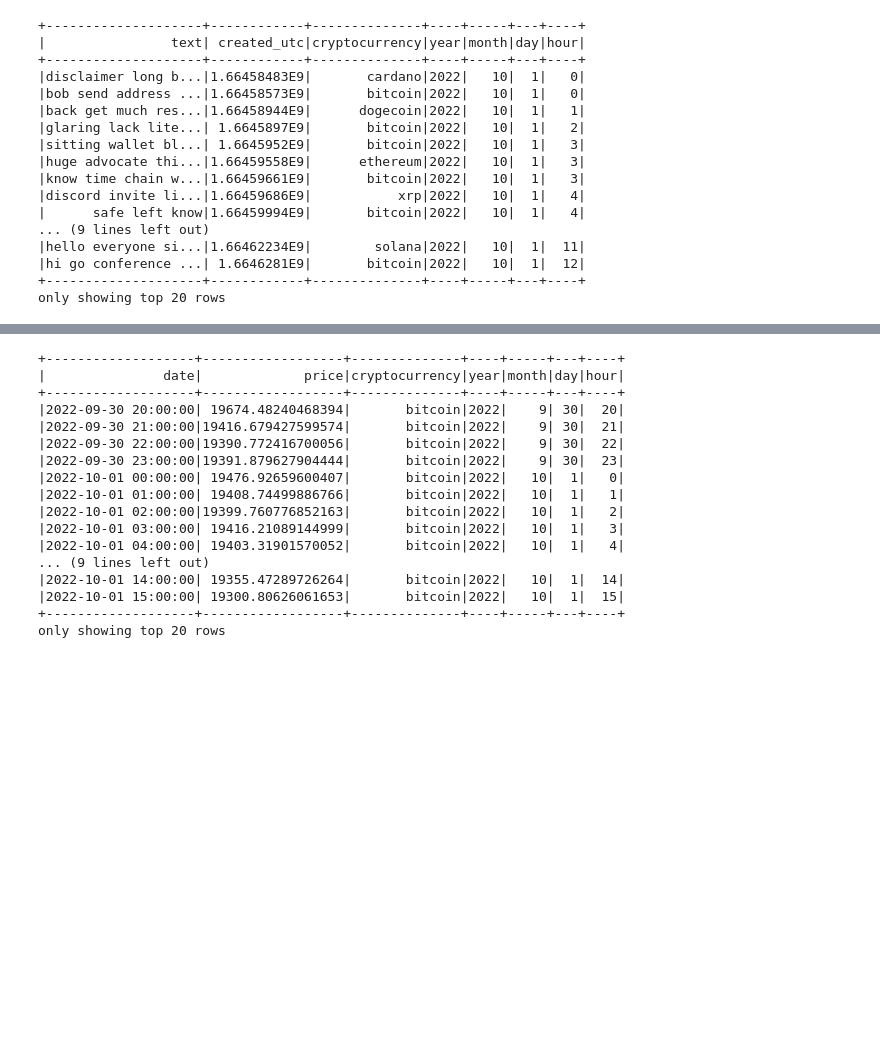
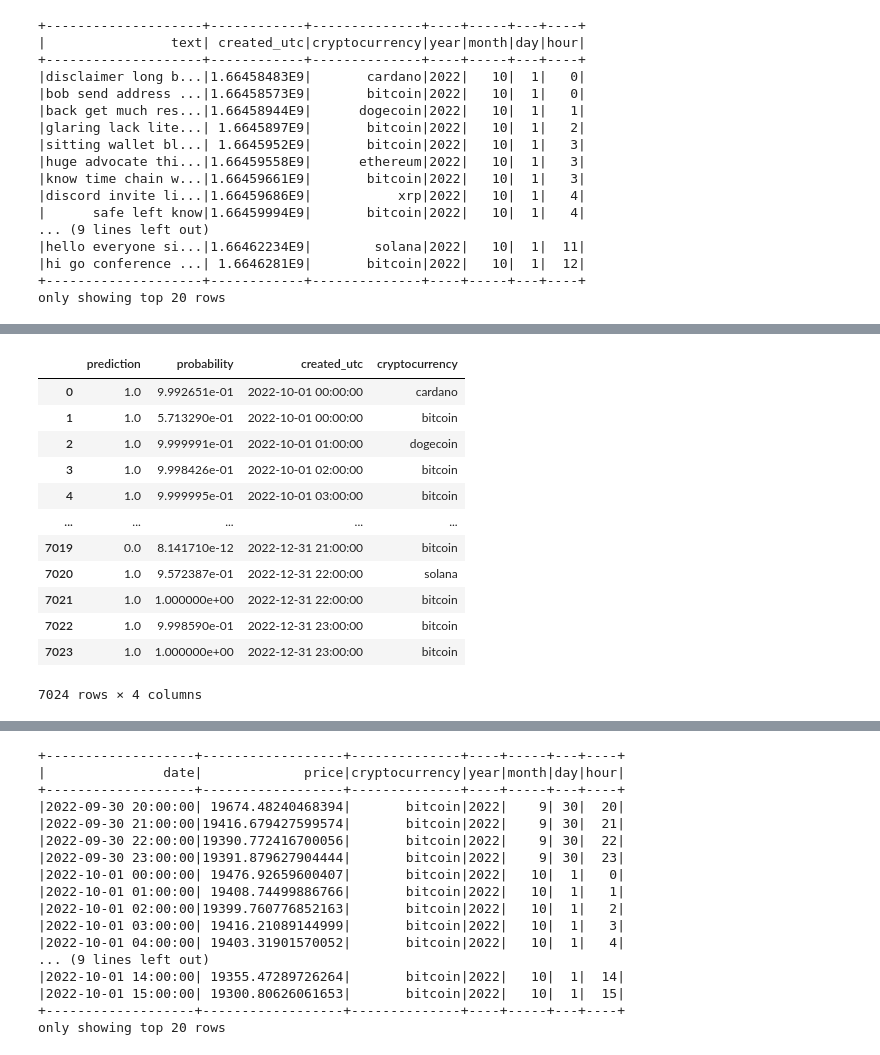
Before and after one commit to marneusz/BigDataAnalytics, a Jupyter notebook: 3_machine_learning/sentiment_prediction/predict_tests.ipynb, the cells around one changed output, grey strips where cells are left out. Drawn from its saved outputs; the diff is of its cells as text; code cells hidden in the pictures; blank space fills up the shorter version.

```diff
--- a/3_machine_learning/sentiment_prediction/predict_tests.ipynb
+++ b/3_machine_learning/sentiment_prediction/predict_tests.ipynb
@@ -71,6 +94,22 @@ prediction.show()
 |       0.0|  0.2098421632109424|2022-10-01 12:00:00|       bitcoin|
 +----------+--------------------+-------------------+--------------+
 only showing top 20 rows
+# %%
+prediction.toPandas()
+# %% [output]
+|  | prediction | probability | created_utc | cryptocurrency |
+| 0 | 1.0 | 9.992651e-01 | 2022-10-01 00:00:00 | cardano |
+| 1 | 1.0 | 5.713290e-01 | 2022-10-01 00:00:00 | bitcoin |
+| 2 | 1.0 | 9.999991e-01 | 2022-10-01 01:00:00 | dogecoin |
+| 3 | 1.0 | 9.998426e-01 | 2022-10-01 02:00:00 | bitcoin |
+| 4 | 1.0 | 9.999995e-01 | 2022-10-01 03:00:00 | bitcoin |
+| ... | ... | ... | ... | ... |
+| 7019 | 0.0 | 8.141710e-12 | 2022-12-31 21:00:00 | bitcoin |
+| 7020 | 1.0 | 9.572387e-01 | 2022-12-31 22:00:00 | solana |
+| 7021 | 1.0 | 1.000000e+00 | 2022-12-31 22:00:00 | bitcoin |
+| 7022 | 1.0 | 9.998590e-01 | 2022-12-31 23:00:00 | bitcoin |
+| 7023 | 1.0 | 1.000000e+00 | 2022-12-31 23:00:00 | bitcoin |
+7024 rows × 4 columns
 # %%
 aggregation = prediction.groupBy(['created_utc', 'cryptocurrency']).agg(F.avg('probability'))
 aggregation = aggregation.withColumnRenamed('avg(probability)', 'sentiment')
```
Also changed, not shown: parts of 11 cells of this notebook, 41 other files.
